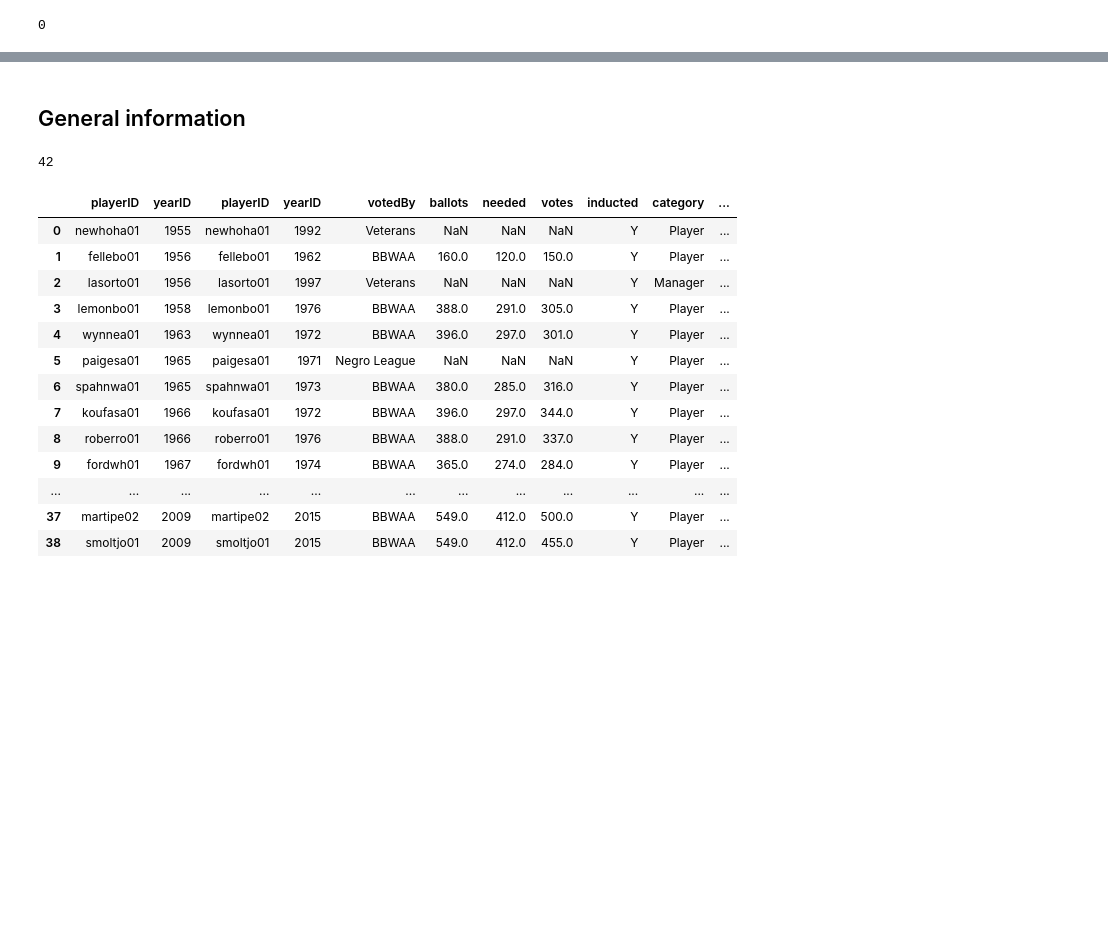
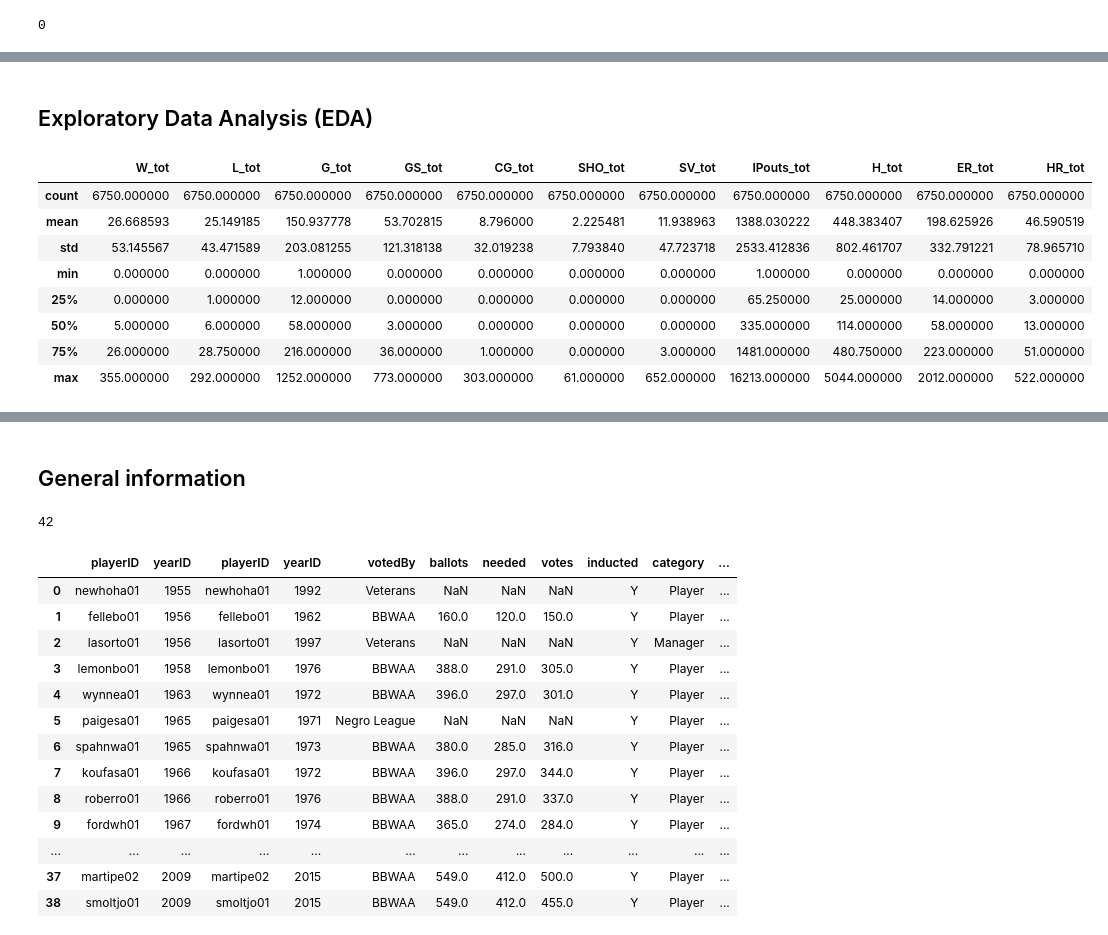
Before and after one commit to an-izq/Pitcher-HOF-Predictor, a Jupyter notebook: Pitcher-HOF-Predictor.ipynb, the cells around one changed output, grey strips where cells are left out. Saved outputs shown, nothing was run; the diff lists cells and outputs as text; code cells hidden in the pictures; blank space fills up the shorter version.

```diff
--- a/Pitcher-HOF-Predictor.ipynb
+++ b/Pitcher-HOF-Predictor.ipynb
@@ -1097,0 +1130,14 @@ memory usage: 2.6+ MB
+# %% [markdown]
+## Exploratory Data Analysis (EDA)
+# %%
+Pitching_Career.iloc[:,0:12].describe()
+# %% [output]
+|  | W_tot | L_tot | G_tot | GS_tot | CG_tot | SHO_tot | SV_tot | IPouts_tot | H_tot | ER_tot | HR_tot |
+| count | 6750.000000 | 6750.000000 | 6750.000000 | 6750.000000 | 6750.000000 | 6750.000000 | 6750.000000 | 6750.000000 | 6750.000000 | 6750.000000 | 6750.000000 |
+| mean | 26.668593 | 25.149185 | 150.937778 | 53.702815 | 8.796000 | 2.225481 | 11.938963 | 1388.030222 | 448.383407 | 198.625926 | 46.590519 |
+| std | 53.145567 | 43.471589 | 203.081255 | 121.318138 | 32.019238 | 7.793840 | 47.723718 | 2533.412836 | 802.461707 | 332.791221 | 78.965710 |
+| min | 0.000000 | 0.000000 | 1.000000 | 0.000000 | 0.000000 | 0.000000 | 0.000000 | 1.000000 | 0.000000 | 0.000000 | 0.000000 |
+| 25% | 0.000000 | 1.000000 | 12.000000 | 0.000000 | 0.000000 | 0.000000 | 0.000000 | 65.250000 | 25.000000 | 14.000000 | 3.000000 |
+| 50% | 5.000000 | 6.000000 | 58.000000 | 3.000000 | 0.000000 | 0.000000 | 0.000000 | 335.000000 | 114.000000 | 58.000000 | 13.000000 |
+| 75% | 26.000000 | 28.750000 | 216.000000 | 36.000000 | 1.000000 | 0.000000 | 3.000000 | 1481.000000 | 480.750000 | 223.000000 | 51.000000 |
+| max | 355.000000 | 292.000000 | 1252.000000 | 773.000000 | 303.000000 | 61.000000 | 652.000000 | 16213.000000 | 5044.000000 | 2012.000000 | 522.000000 |
```
Also changed, not shown: parts of 14 cells of this notebook.
